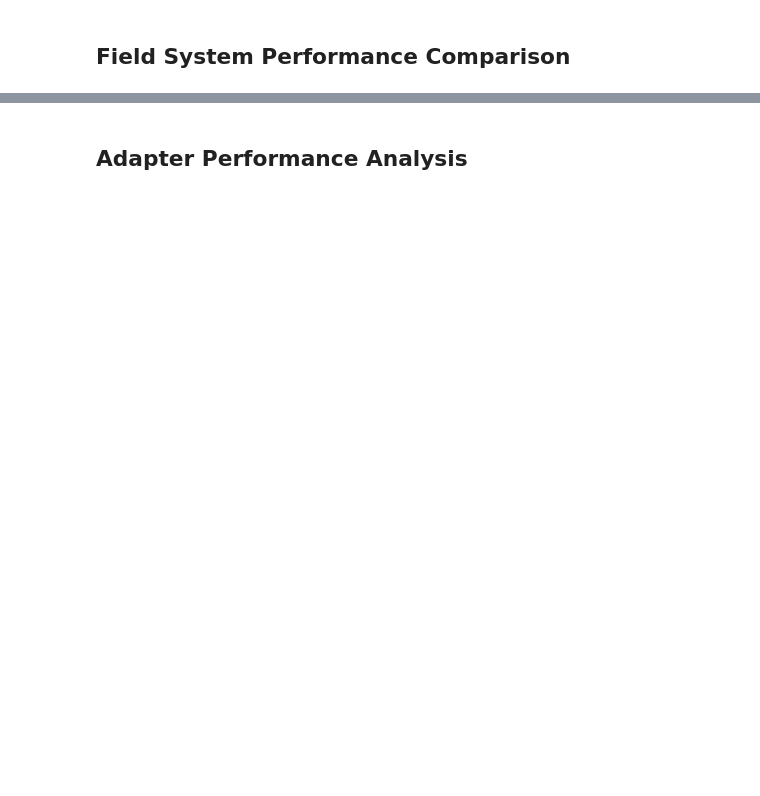
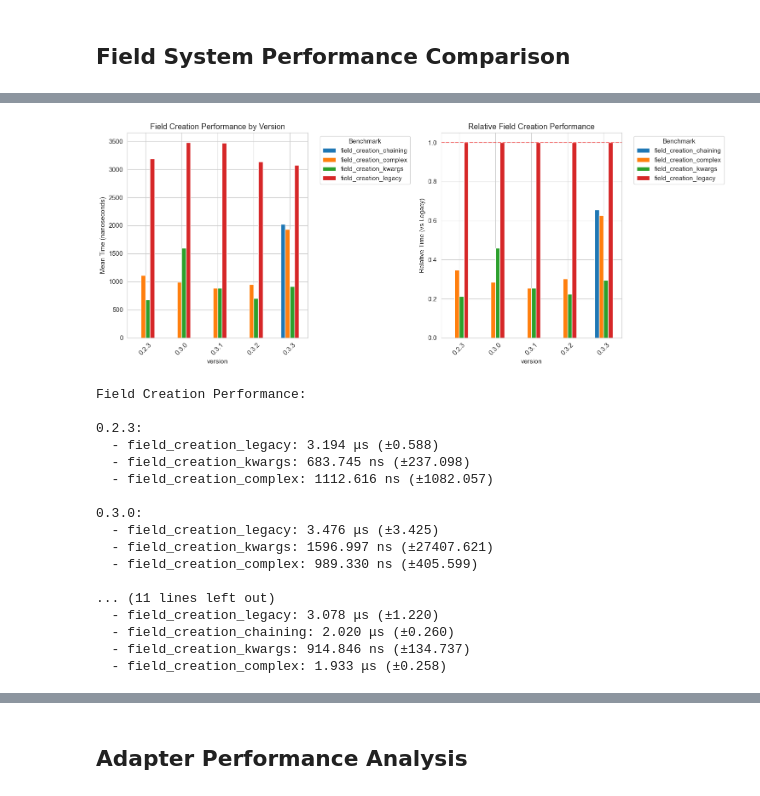
Before and after one commit to khive-ai/pydapter, a Jupyter notebook: notebooks/analyze_benchmarks.ipynb, the cells around one changed output, grey strips where cells are left out. Drawn from its saved outputs; the diff is of its cells as text; code cells hidden in the pictures; blank space fills up the shorter version.

```diff
--- a/notebooks/analyze_benchmarks.ipynb
+++ b/notebooks/analyze_benchmarks.ipynb
@@ -257,3 +263,81 @@ Field Creation Improvements:
+# %%
+# Compare field creation methods with proper unit handling
+field_benchmarks = [
+    "field_creation_legacy",
+    "field_creation_chaining",
+    "field_creation_kwargs",
+    "field_creation_complex"
+]
+
+field_data = df[df["benchmark"].isin(field_benchmarks)]
+
+if not field_data.empty:
+    # Since units can be different, we need to normalize for comparison
+    # Convert everything to nanoseconds for fair comparison
+    def to_nanoseconds(value, unit):
+        if unit == "ns":
+            return value
+        elif unit == "μs":
+            return value * 1000
+        elif unit == "ms":
+            return value * 1_000_000
+        else:
+            return value * 1_000_000  # assume ms if unknown
+
+    # Add normalized column
+    field_data = field_data.copy()
+    field_data['mean_ns'] = field_data.apply(lambda r: to_nanoseconds(r['mean'], r['unit']), axis=1)
+
+    fig, (ax1, ax2) = plt.subplots(1, 2, figsize=(15, 6))
+
+    # Mean time comparison (in nanoseconds)
+    pivot = field_data.pivot_table(values="mean_ns", index="version", columns="benchmark")
+    pivot.plot(kind="bar", ax=ax1)
+    ax1.set_ylabel("Mean Time (nanoseconds)")
+    ax1.set_title("Field Creation Performance by Version")
+    ax1.legend(title="Benchmark", bbox_to_anchor=(1.05, 1), loc='upper left')
+    ax1.tick_params(axis='x', rotation=45)
+
+    # Relative performance
+    if "field_creation_legacy" in pivot.columns:
+        baseline = pivot["field_creation_legacy"]
+        relative = pivot.div(baseline, axis=0)
+        relative.plot(kind="bar", ax=ax2)
+        ax2.axhline(y=1, color='r', linestyle='--', alpha=0.5)
+        ax2.set_ylabel("Relative Time (vs Legacy)")
+        ax2.set_title("Relative Field Creation Performance")
+        ax2.legend(title="Benchmark", bbox_to_anchor=(1.05, 1), loc='upper left')
+        ax2.tick_params(axis='x', rotation=45)
+
+    plt.tight_layout()
+    plt.show()
+
+    # Print improvements with original units
+    print("\nField Creation Performance:")
+    for version in sorted(field_data['version'].unique()):
+        version_data = field_data[field_data['version'] == version]
+        print(f"\n{version}:")
+        for _, row in version_data.iterrows():
+            print(f"  - {row['benchmark']}: {row['mean']:.3f} {row['unit']} (±{row['stdev']:.3f})")
+# %% [output]
+[figure, added]
+Field Creation Performance:
+
+0.2.3:
+  - field_creation_legacy: 3.194 μs (±0.588)
+  - field_creation_kwargs: 683.745 ns (±237.098)
+  - field_creation_complex: 1112.616 ns (±1082.057)
+
+0.3.0:
+  - field_creation_legacy: 3.476 μs (±3.425)
+  - field_creation_kwargs: 1596.997 ns (±27407.621)
+  - field_creation_complex: 989.330 ns (±405.599)
+
+... (11 lines left out)
+  - field_creation_legacy: 3.078 μs (±1.220)
+  - field_creation_chaining: 2.020 μs (±0.260)
+  - field_creation_kwargs: 914.846 ns (±134.737)
+  - field_creation_complex: 1.933 μs (±0.258)
 # %%
 # Compare model operations
 model_benchmarks = [
```
Also changed, not shown: parts of 24 cells of this notebook, 33 other files.
